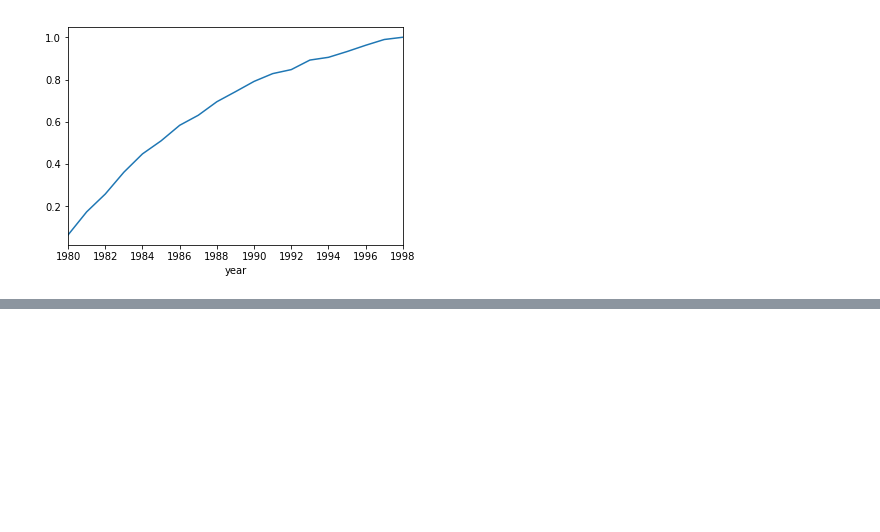
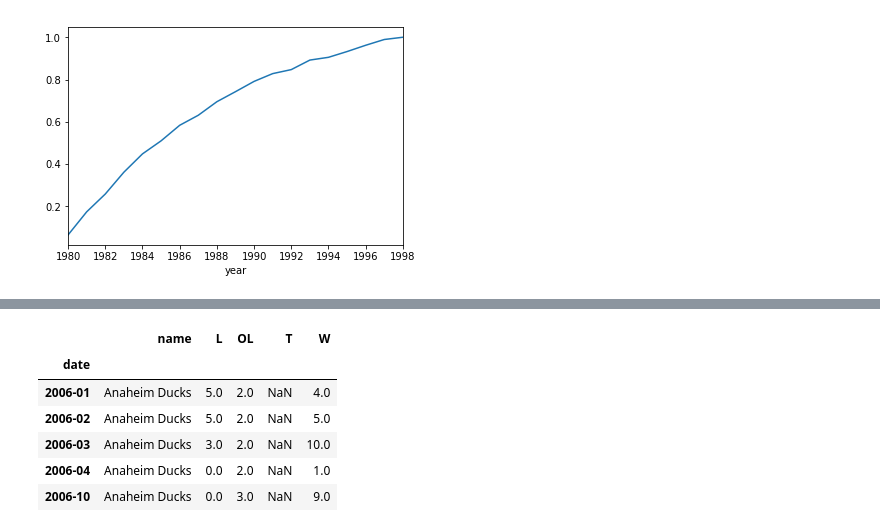
Before and after one commit to mp3sii/Panda_Intro, a Jupyter notebook: Pandas_Intro.ipynb, the cells around one changed output, grey strips where cells are left out. Saved outputs shown, nothing was run; the diff lists cells and outputs as text; code cells hidden in the pictures; blank space fills up the shorter version.

```diff
--- a/Pandas_Intro.ipynb
+++ b/Pandas_Intro.ipynb
@@ -819,0 +943,23 @@ total_part.plot()
+# %%
+# Create index with year and month
+ducks = ducks.assign(date = pd.to_datetime({'year': ducks.year,
+                                            'month': ducks.month_nbr,
+                                            'day': 1}))
+# ducks.head()
+# %%
+ducks = ducks.set_index('date').to_period('m')
+# %%
+ducks = ducks.drop(columns=['year', 'month_nbr'])
+# %%
+ducks = ducks[['name','L', 'OL', 'T', 'W' ]]
+ducks = ducks.sort_index()
+# %%
+ducks.head()
+# %% [output]
+|  | name | L | OL | T | W |
+| date |  |  |  |  |  |
+| 2006-01 | Anaheim Ducks | 5.0 | 2.0 | NaN | 4.0 |
+| 2006-02 | Anaheim Ducks | 5.0 | 2.0 | NaN | 5.0 |
+| 2006-03 | Anaheim Ducks | 3.0 | 2.0 | NaN | 10.0 |
+| 2006-04 | Anaheim Ducks | 0.0 | 2.0 | NaN | 1.0 |
+| 2006-10 | Anaheim Ducks | 0.0 | 3.0 | NaN | 9.0 |
```
Also changed, not shown: parts of 52 cells of this notebook, 3 other files.
